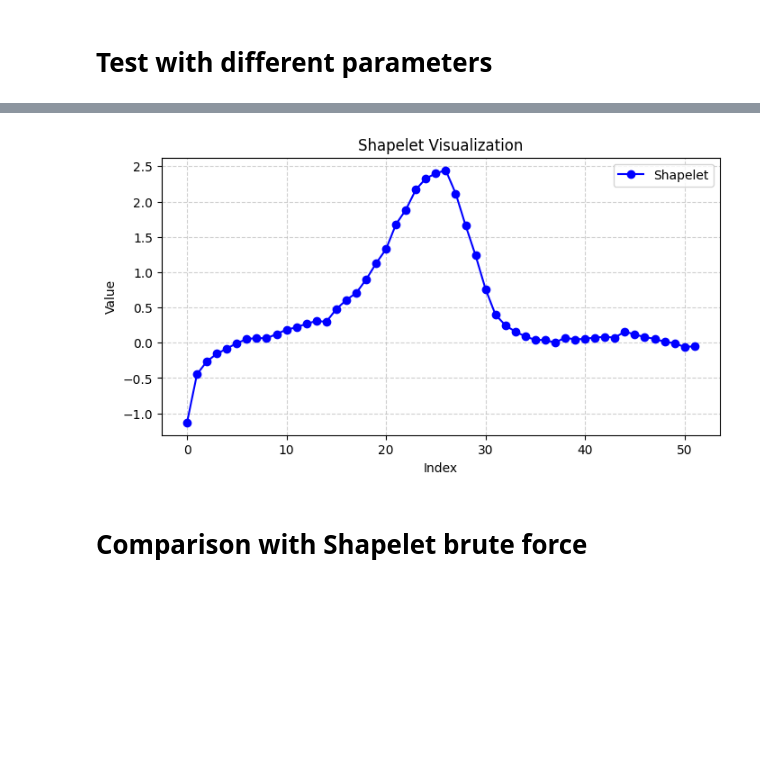
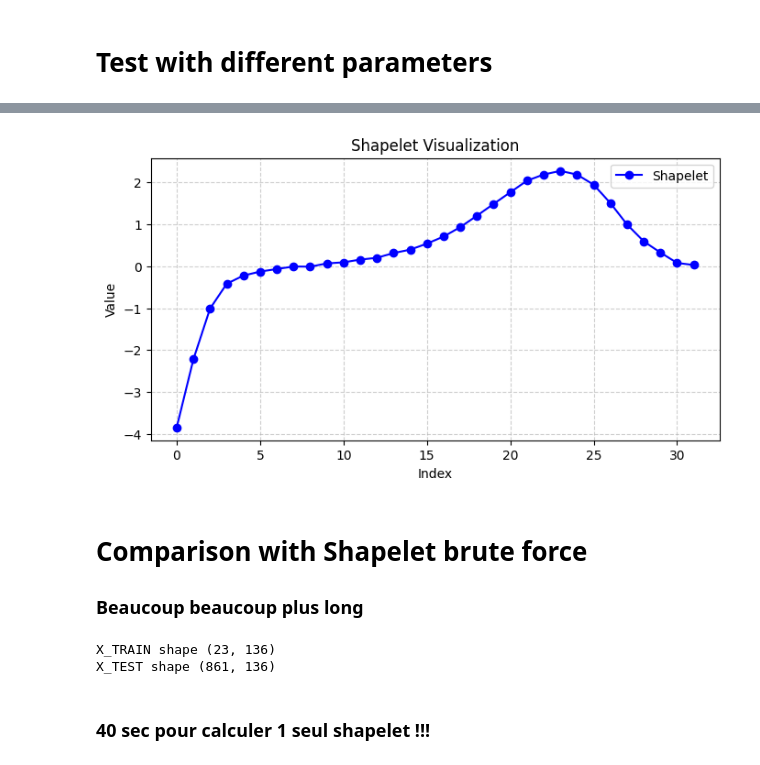
Before and after one commit to CorentinPernot/FASTShapelets_TS, a Jupyter notebook: notebooks/notebook_1.ipynb, the cells around one changed output, grey strips where cells are left out. Cells and saved outputs as stored; diff of their text form; code cells hidden in the pictures; blank space fills up the shorter version.

Commit message:
shapelets bruteforce algo + comparison

```diff
--- a/notebooks/notebook_1.ipynb
+++ b/notebooks/notebook_1.ipynb
@@ -237,7 +239,8 @@ plot_decision_tree(model, df_train.columns.drop("Signal_nb"))
 # %%
-plot_shapelet(shapelets_dict[52]) #33, 52
+plot_shapelet(shapelets_dict[32]) #33, 52
 # %% [output]
-[figure, old version]
+[figure, new version]
 # %% [markdown]
 # Comparison with Shapelet brute force
+### Beaucoup beaucoup plus long
 # %%
@@ -272,0 +252,13 @@ for size, score in results.items():
+# %%
+# Load data
+X_train, y_train = load_data(type="TRAIN")
+X_test, y_test = load_data(type="TEST")
+
+scaler = StandardScaler()
+X_train_scaled = [scaler.fit_transform(x_train.reshape(-1, 1)).flatten() for x_train in X_train]
+X_test_scaled = [scaler.fit_transform(x_test.reshape(-1, 1)).flatten() for x_test in X_test]
+# %% [output]
+X_TRAIN shape (23, 136)
+X_TEST shape (861, 136)
+# %% [markdown]
+### 40 sec pour calculer 1 seul shapelet !!!
```
Also changed, not shown: parts of 9 cells of this notebook, 1 other file.
